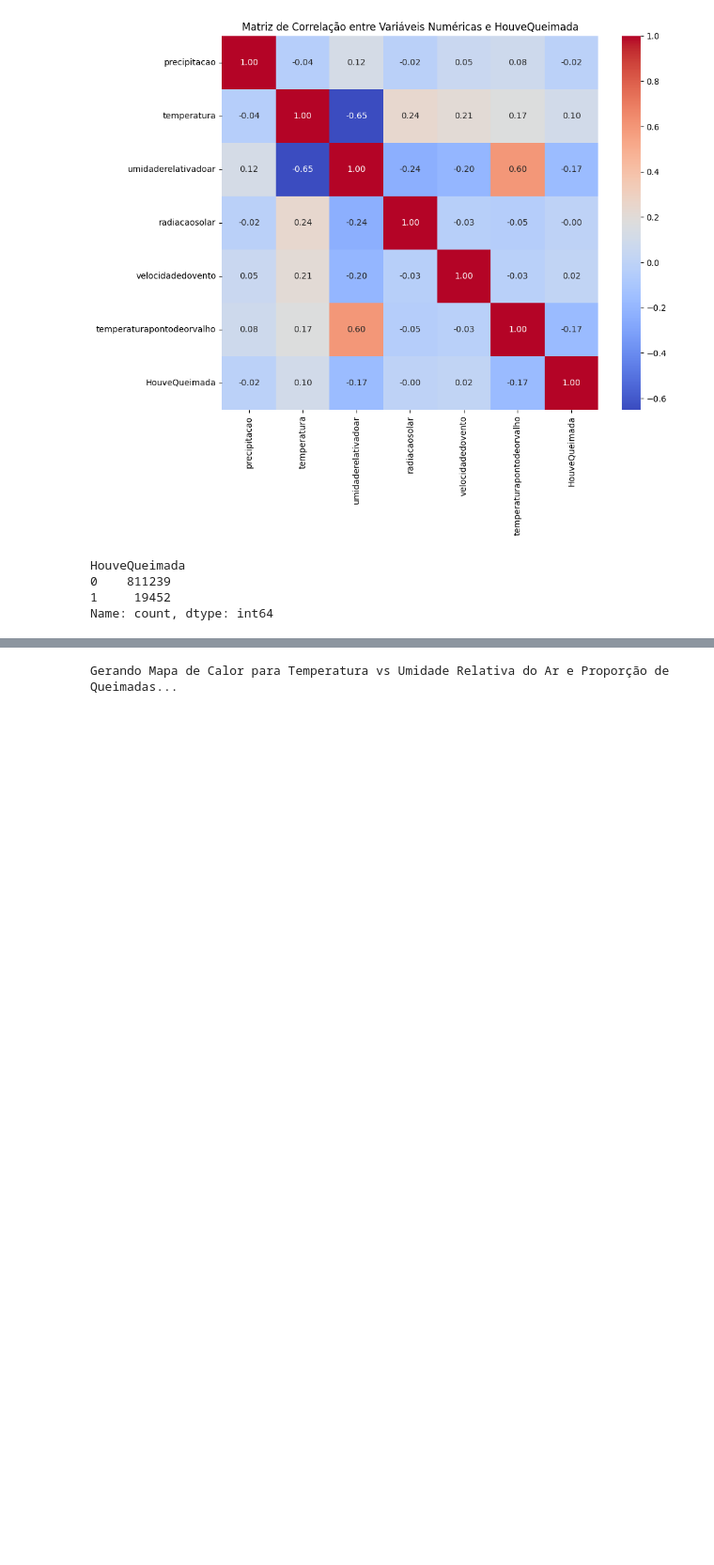
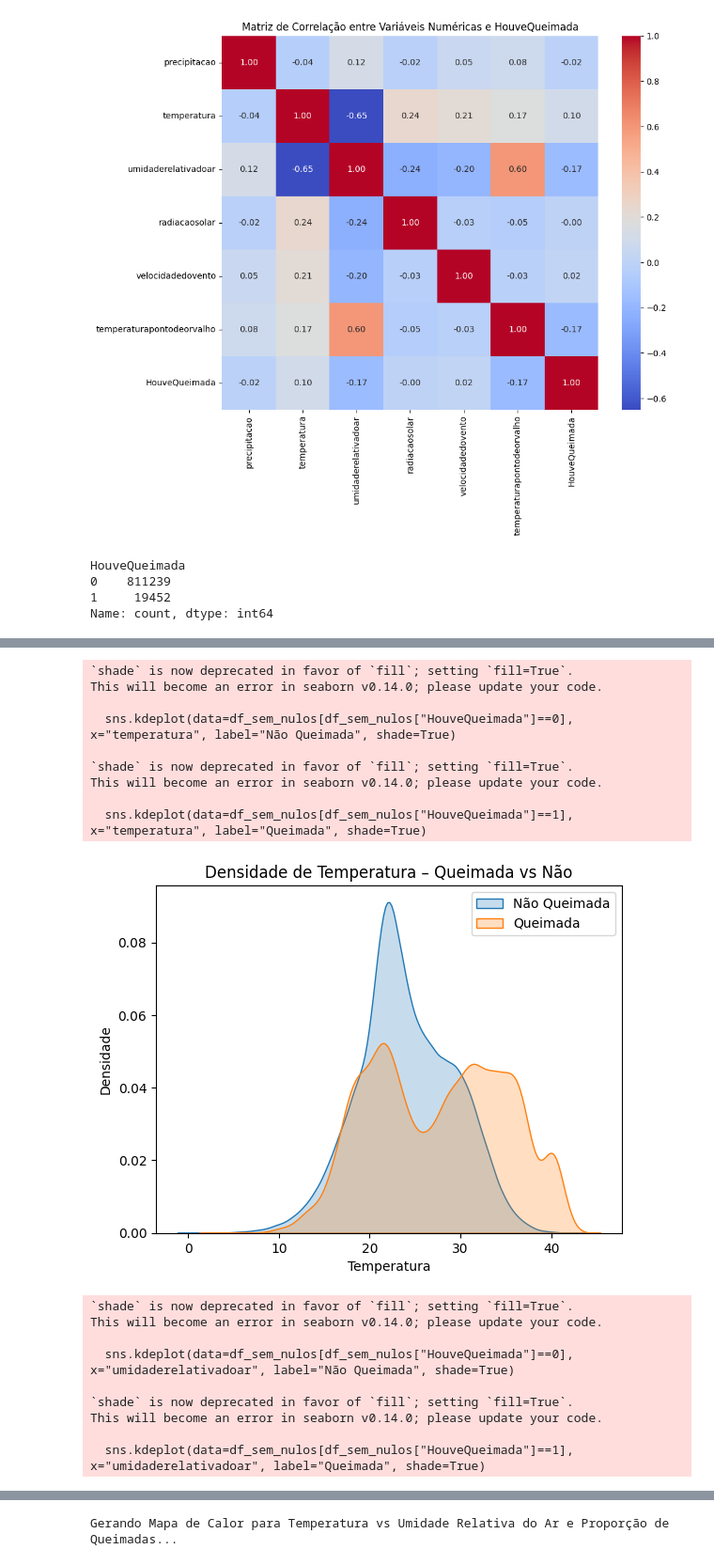
Before and after one commit to costaer/PIQueimadas, a Jupyter notebook: PIQueimadas.ipynb, the cells around one changed output, grey strips where cells are left out. Shown at 94% size. Saved outputs shown, nothing was run; the diff lists cells and outputs as text; code cells hidden in the pictures; blank space fills up the shorter version.

```diff
--- a/PIQueimadas.ipynb
+++ b/PIQueimadas.ipynb
@@ -1063,0 +1140,39 @@ Name: count, dtype: int64
+# %%
+# Histograma/plot de densidade comparando queimada vs não
+# Para temperatura
+sns.kdeplot(data=df_sem_nulos[df_sem_nulos["HouveQueimada"]==0], x="temperatura", label="Não Queimada", shade=True)
+sns.kdeplot(data=df_sem_nulos[df_sem_nulos["HouveQueimada"]==1], x="temperatura", label="Queimada", shade=True)
+plt.title("Densidade de Temperatura – Queimada vs Não")
+plt.xlabel("Temperatura")
+plt.ylabel("Densidade")
+plt.legend()
+plt.show()
+
+# Para umidaderelativadoar
+sns.kdeplot(data=df_sem_nulos[df_sem_nulos["HouveQueimada"]==0], x="umidaderelativadoar", label="Não Queimada", shade=True)
+sns.kdeplot(data=df_sem_nulos[df_sem_nulos["HouveQueimada"]==1], x="umidaderelativadoar", label="Queimada", shade=True)
+plt.title("Densidade de Umidade Relativa – Queimada vs Não")
+plt.xlabel("Umidade Relativa (%)")
+plt.ylabel("Densidade")
+plt.legend()
+plt.show()
+# %% [output]
+`shade` is now deprecated in favor of `fill`; setting `fill=True`.
+This will become an error in seaborn v0.14.0; please update your code.
+
+  sns.kdeplot(data=df_sem_nulos[df_sem_nulos["HouveQueimada"]==0], x="temperatura", label="Não Queimada", shade=True)
+
+`shade` is now deprecated in favor of `fill`; setting `fill=True`.
+This will become an error in seaborn v0.14.0; please update your code.
+
+  sns.kdeplot(data=df_sem_nulos[df_sem_nulos["HouveQueimada"]==1], x="temperatura", label="Queimada", shade=True)
+[figure, added]
+`shade` is now deprecated in favor of `fill`; setting `fill=True`.
+This will become an error in seaborn v0.14.0; please update your code.
+
+  sns.kdeplot(data=df_sem_nulos[df_sem_nulos["HouveQueimada"]==0], x="umidaderelativadoar", label="Não Queimada", shade=True)
+
+`shade` is now deprecated in favor of `fill`; setting `fill=True`.
+This will become an error in seaborn v0.14.0; please update your code.
+
+  sns.kdeplot(data=df_sem_nulos[df_sem_nulos["HouveQueimada"]==1], x="umidaderelativadoar", label="Queimada", shade=True)
```
Also changed, not shown: parts of 27 cells of this notebook.
